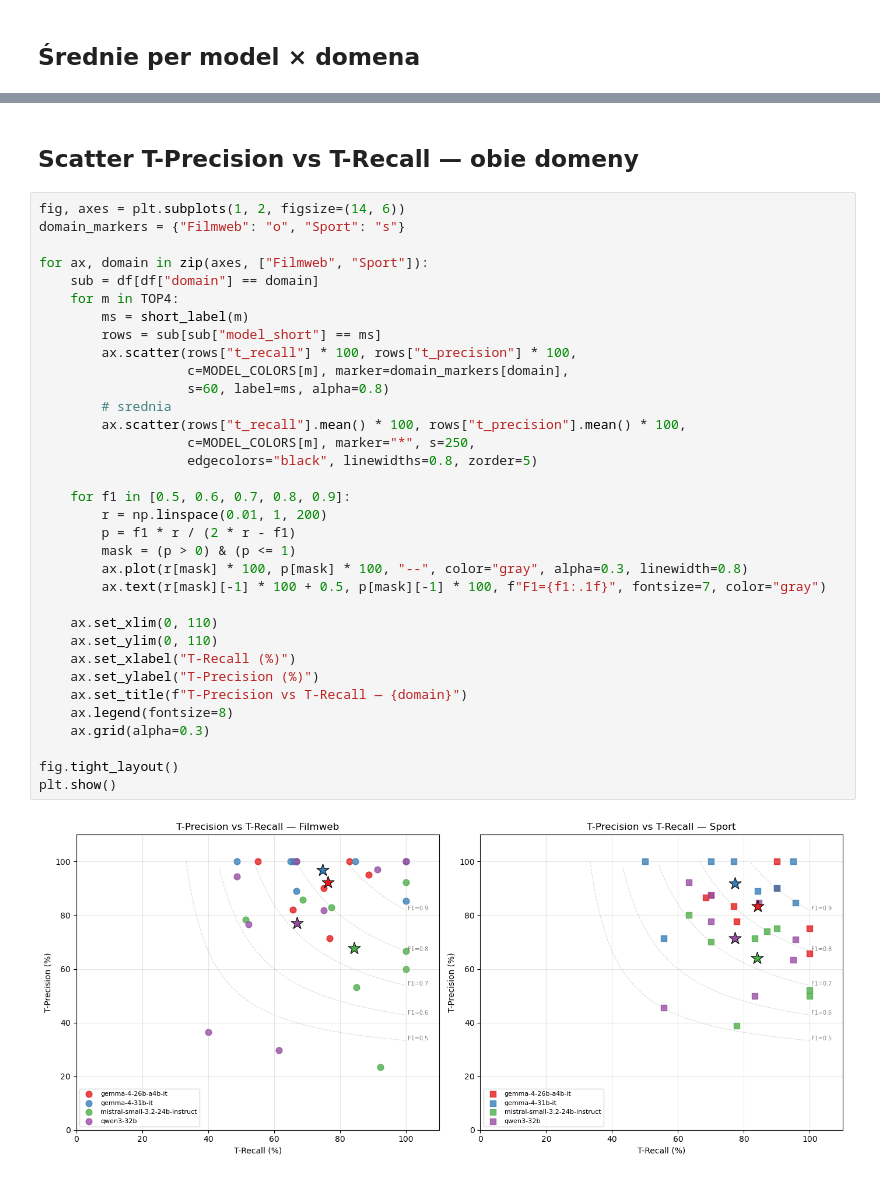
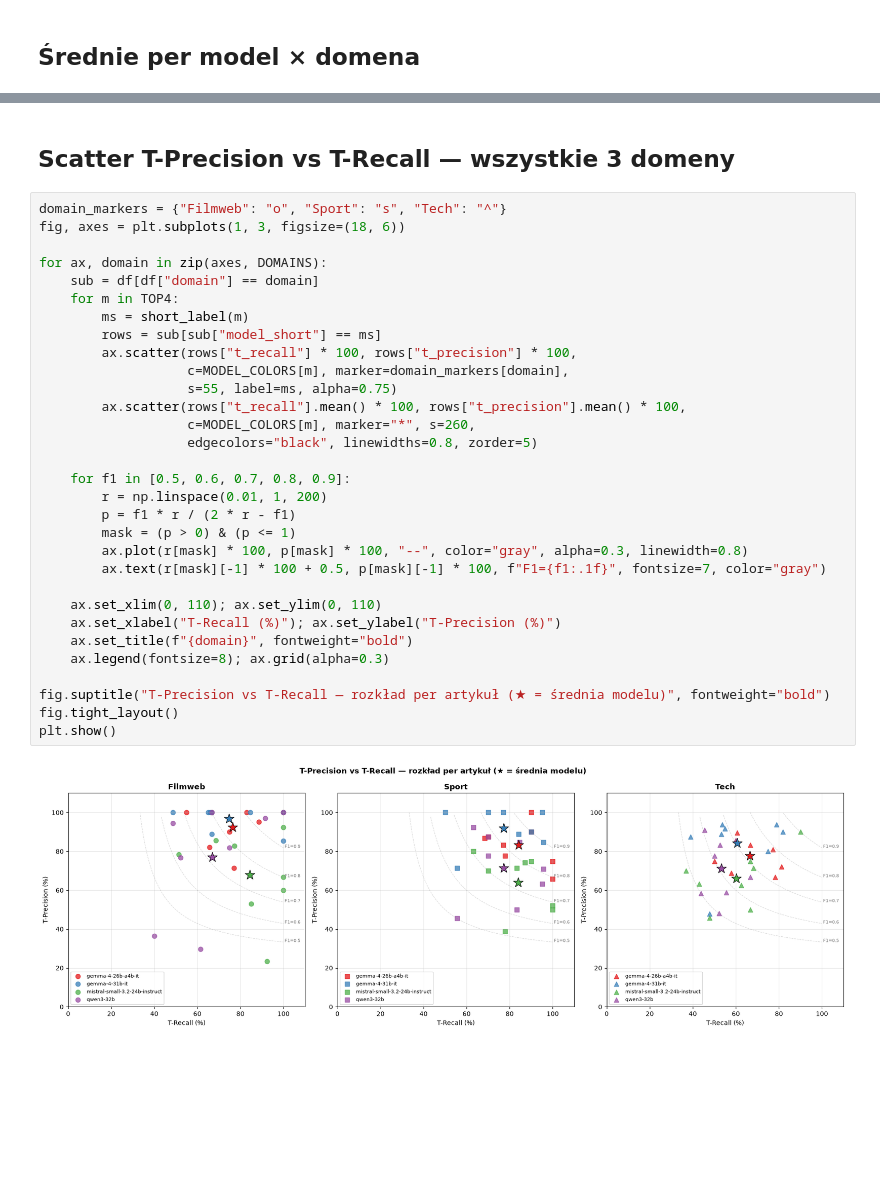
Before and after one commit to Rafal354/RAG-Knowledge-Graph-Builder, a Jupyter notebook: sql/a_steps/step_5_more_domains/analysis.ipynb, the cells around one changed output, grey strips where cells are left out. Saved outputs shown, nothing was run; the diff lists cells and outputs as text; blank space fills up the shorter version.

```diff
--- a/sql/a_steps/step_5_more_domains/analysis.ipynb
+++ b/sql/a_steps/step_5_more_domains/analysis.ipynb
@@ -234,39 +298,36 @@ Precision — Sport
 # %% [markdown]
-## Scatter T-Precision vs T-Recall — obie domeny
+## Scatter T-Precision vs T-Recall — wszystkie 3 domeny
 # %%
-fig, axes = plt.subplots(1, 2, figsize=(14, 6))
-domain_markers = {"Filmweb": "o", "Sport": "s"}
+domain_markers = {"Filmweb": "o", "Sport": "s", "Tech": "^"}
+fig, axes = plt.subplots(1, 3, figsize=(18, 6))
 
-for ax, domain in zip(axes, ["Filmweb", "Sport"]):
+for ax, domain in zip(axes, DOMAINS):
     sub = df[df["domain"] == domain]
     for m in TOP4:
         ms = short_label(m)
         rows = sub[sub["model_short"] == ms]
         ax.scatter(rows["t_recall"] * 100, rows["t_precision"] * 100,
                    c=MODEL_COLORS[m], marker=domain_markers[domain],
-                   s=60, label=ms, alpha=0.8)
-        # srednia
+                   s=55, label=ms, alpha=0.75)
         ax.scatter(rows["t_recall"].mean() * 100, rows["t_precision"].mean() * 100,
-                   c=MODEL_COLORS[m], marker="*", s=250,
+                   c=MODEL_COLORS[m], marker="*", s=260,
                    edgecolors="black", linewidths=0.8, zorder=5)
 
     for f1 in [0.5, 0.6, 0.7, 0.8, 0.9]:
         r = np.linspace(0.01, 1, 200)
         p = f1 * r / (2 * r - f1)
         mask = (p > 0) & (p <= 1)
         ax.plot(r[mask] * 100, p[mask] * 100, "--", color="gray", alpha=0.3, linewidth=0.8)
         ax.text(r[mask][-1] * 100 + 0.5, p[mask][-1] * 100, f"F1={f1:.1f}", fontsize=7, color="gray")
 
-    ax.set_xlim(0, 110)
-    ax.set_ylim(0, 110)
-    ax.set_xlabel("T-Recall (%)")
-    ax.set_ylabel("T-Precision (%)")
-    ax.set_title(f"T-Precision vs T-Recall — {domain}")
-    ax.legend(fontsize=8)
-    ax.grid(alpha=0.3)
+    ax.set_xlim(0, 110); ax.set_ylim(0, 110)
+    ax.set_xlabel("T-Recall (%)"); ax.set_ylabel("T-Precision (%)")
+    ax.set_title(f"{domain}", fontweight="bold")
+    ax.legend(fontsize=8); ax.grid(alpha=0.3)
 
+fig.suptitle("T-Precision vs T-Recall — rozkład per artykuł (★ = średnia modelu)", fontweight="bold")
 fig.tight_layout()
 plt.show()
 # %% [output]
-[figure, old version]
+[figure, new version]
 # %% [markdown]
```
Also changed, not shown: parts of 18 cells of this notebook, 3 other files.
